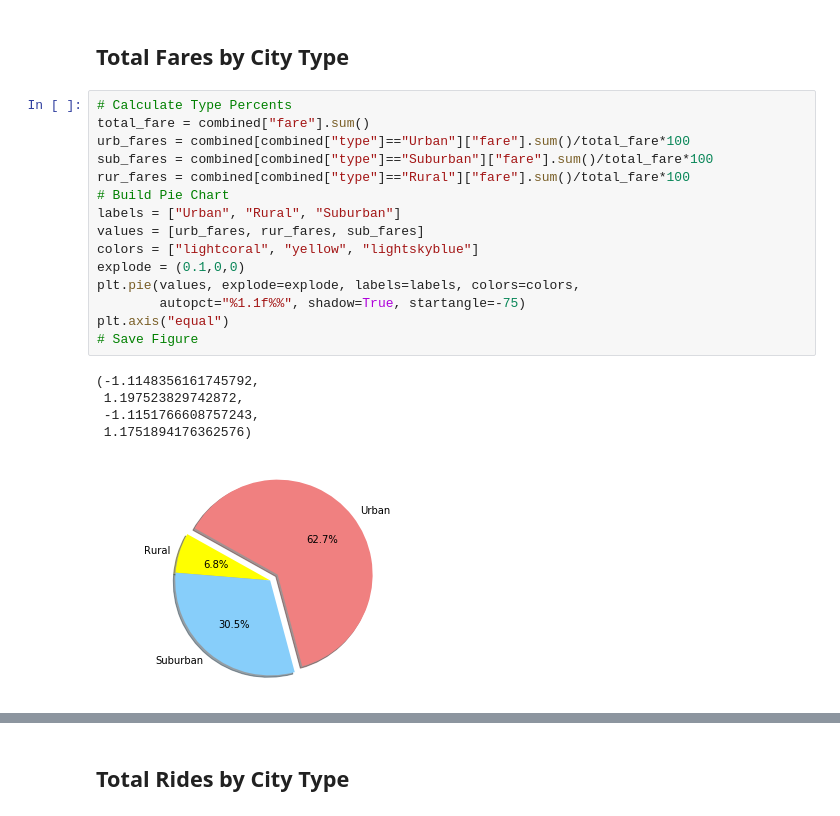
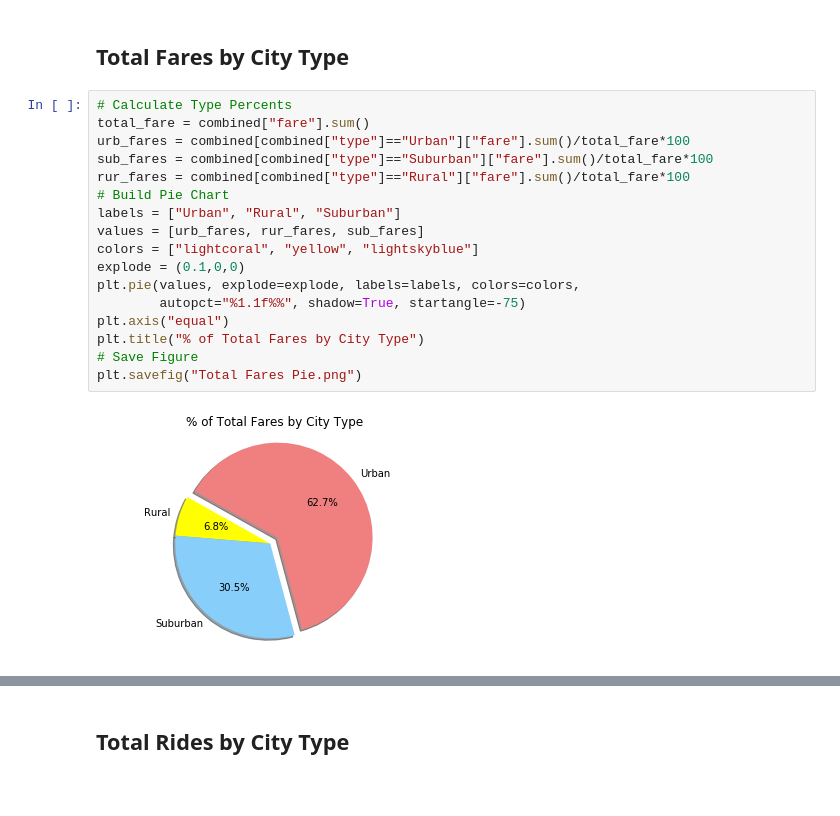
Before and after one commit to mrudolph1229/Matplotlib-Homework, a Jupyter notebook: Matplotlib-Homework.ipynb, the cells around one changed output, grey strips where cells are left out. Saved outputs shown, nothing was run; the diff lists cells and outputs as text; blank space fills up the shorter version.

```diff
--- a/Matplotlib-Homework.ipynb
+++ b/Matplotlib-Homework.ipynb
@@ -78,24 +75,22 @@ plt.show()
 # %%
 # Calculate Type Percents
 total_fare = combined["fare"].sum()
 urb_fares = combined[combined["type"]=="Urban"]["fare"].sum()/total_fare*100
 sub_fares = combined[combined["type"]=="Suburban"]["fare"].sum()/total_fare*100
 rur_fares = combined[combined["type"]=="Rural"]["fare"].sum()/total_fare*100
 # Build Pie Chart
 labels = ["Urban", "Rural", "Suburban"]
 values = [urb_fares, rur_fares, sub_fares]
 colors = ["lightcoral", "yellow", "lightskyblue"]
 explode = (0.1,0,0)
 plt.pie(values, explode=explode, labels=labels, colors=colors,
         autopct="%1.1f%%", shadow=True, startangle=-75)
 plt.axis("equal")
+plt.title("% of Total Fares by City Type")
 # Save Figure
+plt.savefig("Total Fares Pie.png")
 # %% [output]
-(-1.1148356161745792,
- 1.197523829742872,
- -1.1151766608757243,
- 1.1751894176362576)
-[figure, old version]
+[figure, new version]
 # %%
 # Show Figure
 plt.show()
```
Also changed, not shown: parts of 9 cells of this notebook, 5 other files.
